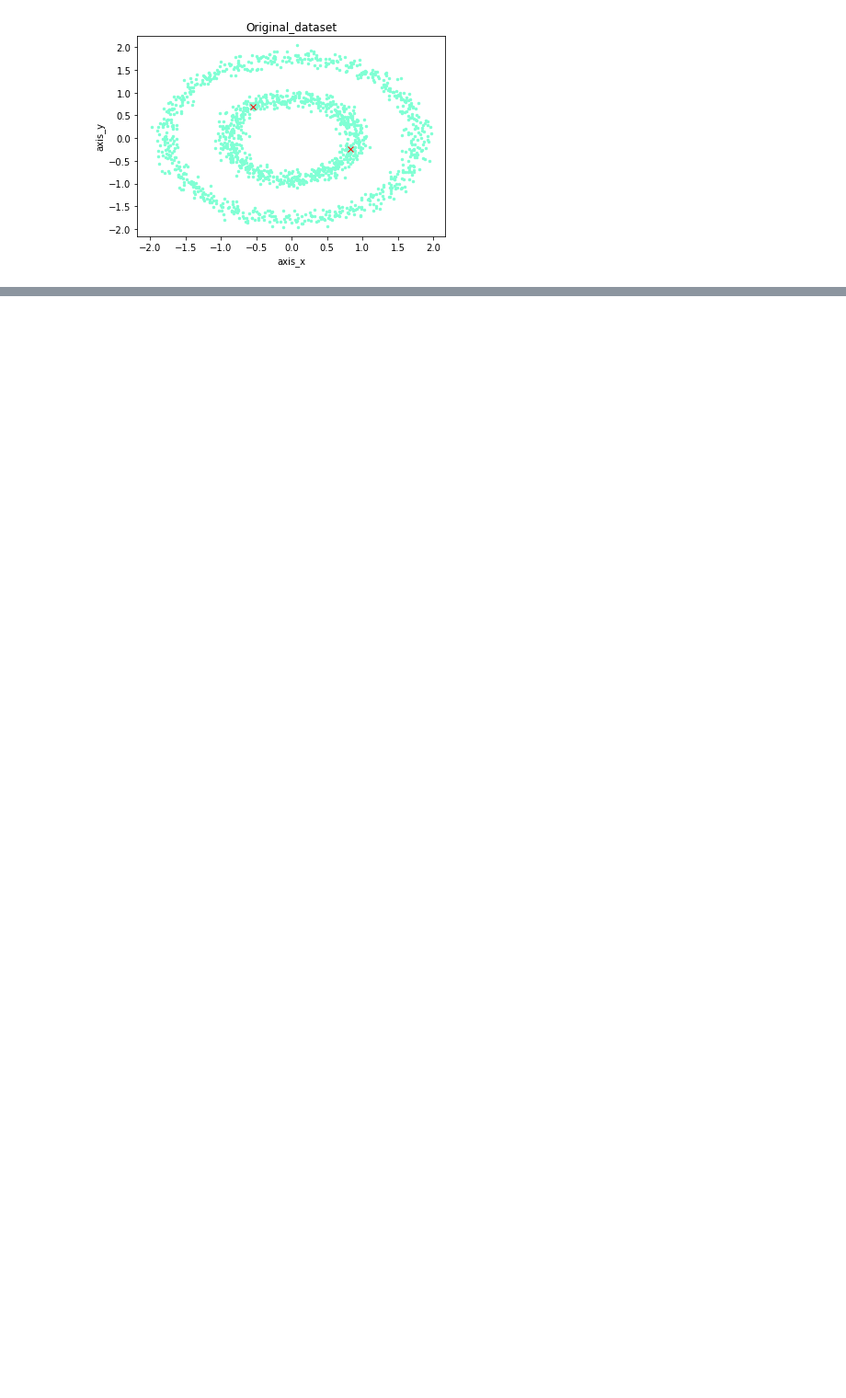
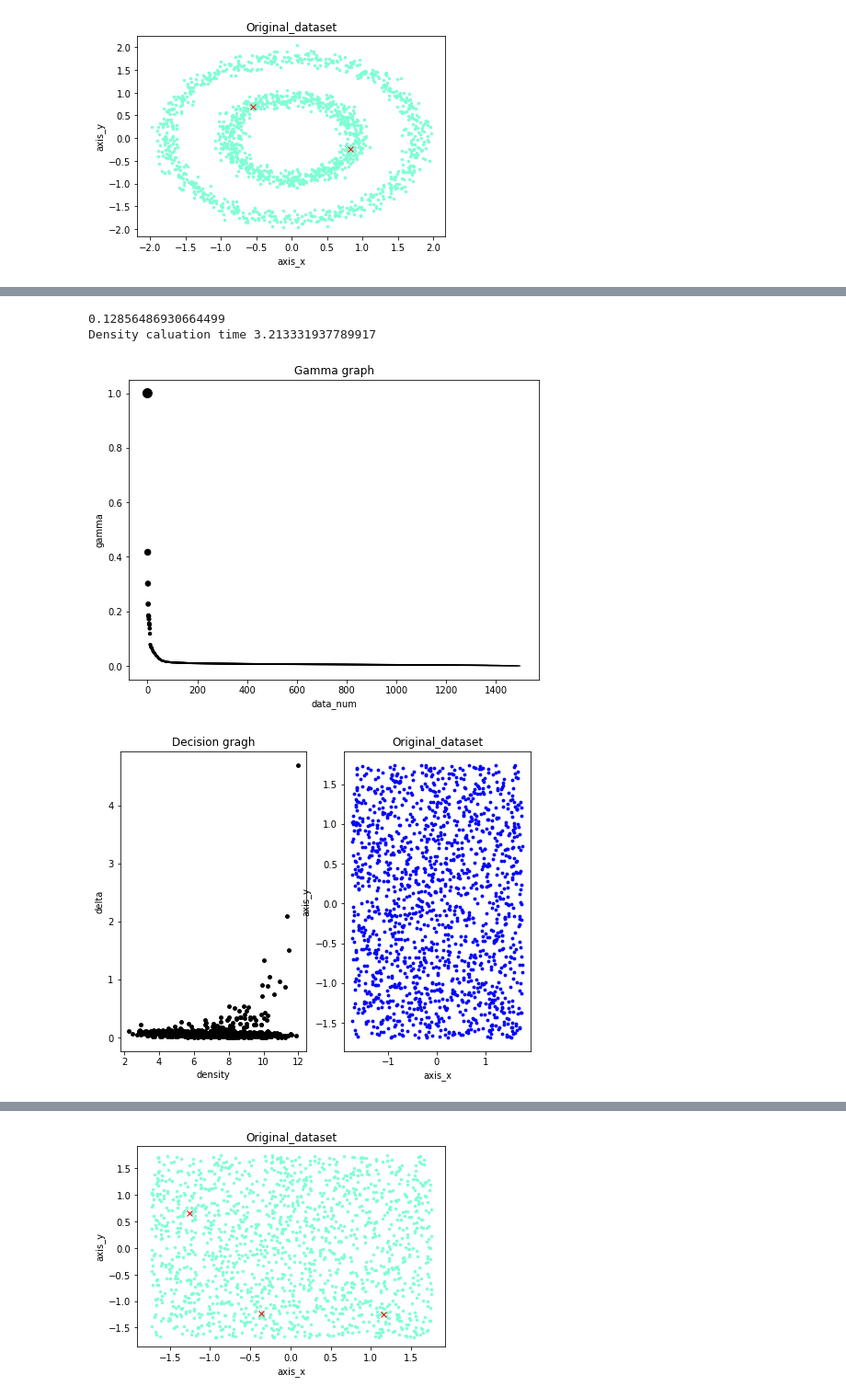
Before and after one commit to Thea-Hsu/EILS, a Jupyter notebook: cfsdp_demo.ipynb, the cells around one changed output, grey strips where cells are left out. Shown at 92% size. Saved outputs shown, nothing was run; the diff lists cells and outputs as text; code cells hidden in the pictures; blank space fills up the shorter version.

```diff
--- a/cfsdp_demo.ipynb
+++ b/cfsdp_demo.ipynb
@@ -41,13 +51,13 @@ def combine_clustering(data, scores, k):
     newL, count = cfs.applyILS(data, index)
     return newL, count, index
 # %%
-def test_cfsdp(data, k):
+def test_cfsdp(data, k, X_embedded):
     scores, density, delta_matrix = pre_calculate(data)
     cfs.plot_center(delta_matrix, density, scores)
-    cfs.density_delta(density, delta_matrix, data)
+    cfs.density_delta(density, delta_matrix, X_embedded)
     newL, count, index = combine_clustering(data, scores, k)
-    cfs.draw_ILS(count, data, newL, ut.colors)
-    cfs.plot_centroid(data, index)
+    cfs.draw_ILS(count, X_embedded, newL, ut.colors)
+    cfs.plot_centroid(X_embedded, index)
 # %%
 scores, density, delta_matrix = pre_calculate(X[0])
 # %% [output]
@@ -119,2 +129,9 @@ Iterative label spreading took 24.1s
 [figure]
 [figure]
+# %%
+test_cfsdp(X[5],3, X[5])
+# %% [output]
+0.12856486930664499
+Density caluation time 3.213331937789917
+[figure, added]
+[figure, added]
@@ -120,0 +141 @@ Iterative label spreading took 24.1s
+[figure, added]
```
Also changed, not shown: parts of 18 cells of this notebook, 7 other files.
